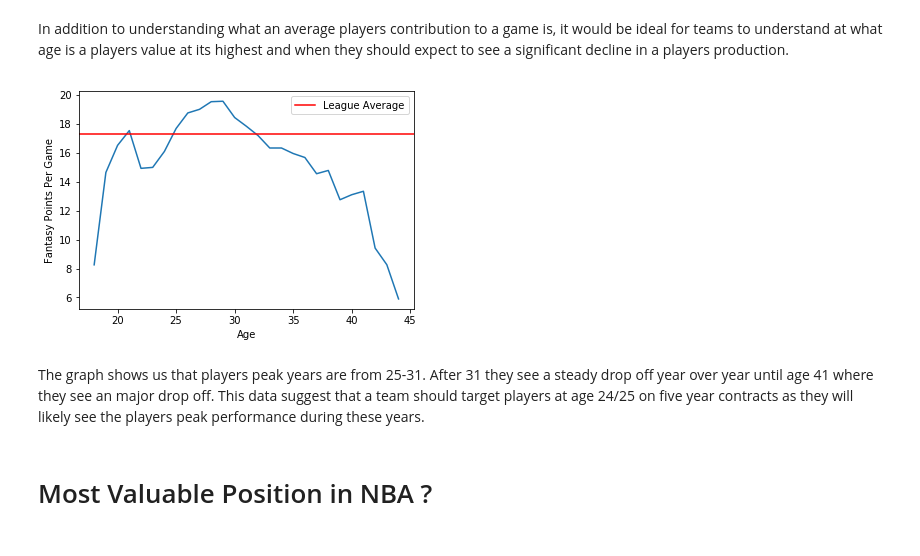
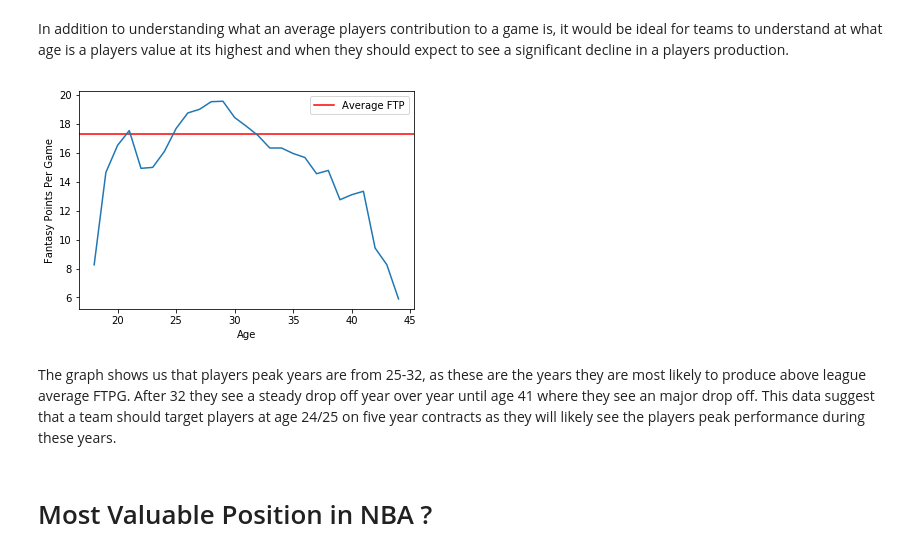
Before and after one commit to alex1haluska/prebootcampcapstone, a Jupyter notebook: Capstone Project Final.ipynb, the cells around one changed output. Cells and saved outputs as stored; diff of their text form; code cells hidden in the pictures.

```diff
--- a/Capstone Project Final.ipynb
+++ b/Capstone Project Final.ipynb
@@ -122,18 +144,21 @@ on a game should be. We can conclued that an average NBA player should contribut
 # %% [markdown]
 In addition to understanding what an average players contribution to a game is, it would be ideal for teams to understand at what age is a players value at its highest and when they should expect to see a significant decline in a players production.
 # %%
+### group by age
 nba_age=nba_players_modern_era.groupby('Age')['overall_contribution'].mean()
+
+### plot overall contribution by age
 z= np.mean(nba_players_modern_era['overall_contribution'])
+plt.axhline(z,color='r',label = 'Average FTP')
 plt.plot(nba_age,label = '')
-plt.axhline(z,color='r',label ='League Average')
 plt.ylabel('Fantasy Points Per Game')
 plt.xlabel('Age')
 plt.legend()
 plt.show()
 # %% [output]
-[figure, old version]
+[figure, new version]
 # %% [markdown]
-The graph shows us that players peak years are from 25-31. After 31 they see a steady drop off year over year until age 41 where they see an major drop off. This data suggest that a team should target players at age 24/25 on five year contracts as they will likely see the players peak performance during these years.
+The graph shows us that players peak years are from 25-32, as these are the years they are most likely to produce above league average FTPG. After 32 they see a steady drop off year over year until age 41 where they see an major drop off. This data suggest that a team should target players at age 24/25 on five year contracts as they will likely see the players peak performance during these years.
 # %% [markdown]
 # Most Valuable Position in NBA ?
 # %% [markdown]
```
Also changed, not shown: parts of 12 cells of this notebook.
